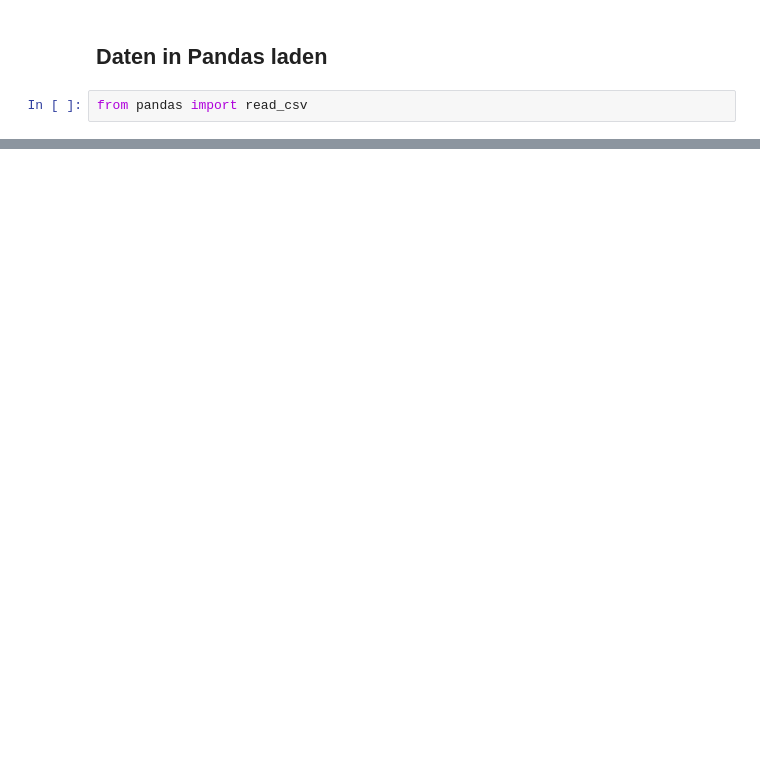
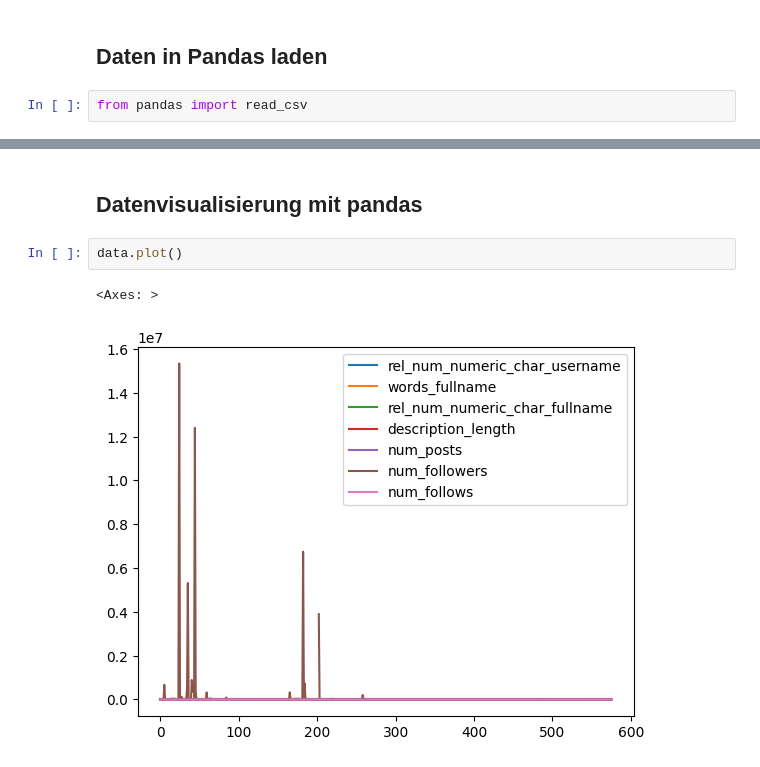
Before and after one commit to lisakleinrubatscher/data-science-SS25, a Jupyter notebook: code/lektion_02.ipynb, the cells around one changed output, grey strips where cells are left out. Saved outputs shown, nothing was run; the diff lists cells and outputs as text; blank space fills up the shorter version.

```diff
--- a/code/lektion_02.ipynb
+++ b/code/lektion_02.ipynb
@@ -85,0 +252,7 @@ data.head(5)
+# %% [markdown]
+## Datenvisualisierung mit pandas
+# %%
+data.plot()
+# %% [output]
+<Axes: >
+[figure, added]
```
Also changed, not shown: parts of 27 cells of this notebook, 1 other file.
